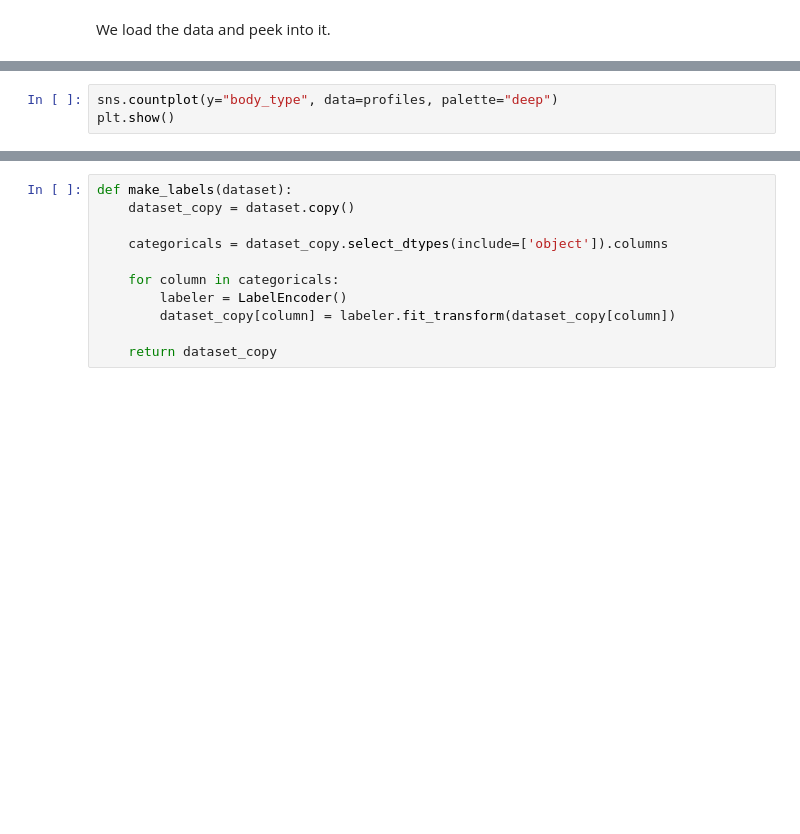
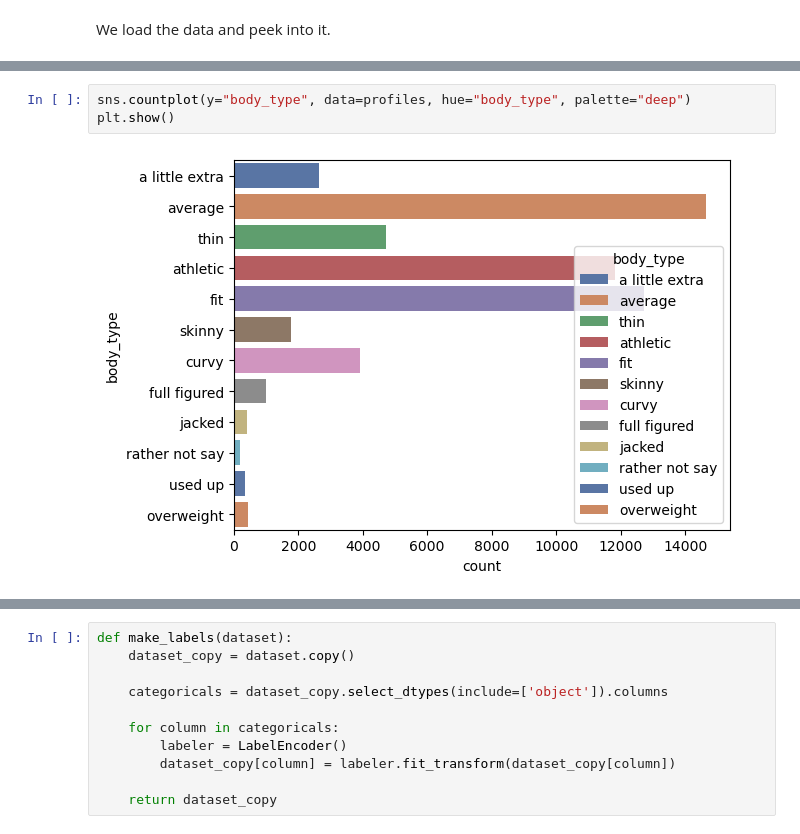
Before and after one commit to treefungus/Codecademy_projects, a Jupyter notebook: OKCupid-Date-A-Scientist-Starter/date-a-scientist.ipynb, the cells around one changed output, grey strips where cells are left out. Drawn from its saved outputs; the diff is of its cells as text; blank space fills up the shorter version.

```diff
--- a/OKCupid-Date-A-Scientist-Starter/date-a-scientist.ipynb
+++ b/OKCupid-Date-A-Scientist-Starter/date-a-scientist.ipynb
@@ -31,5 +56,7 @@ print(profiles.orientation.unique())
 # %%
-sns.countplot(y="body_type", data=profiles, palette="deep")
+sns.countplot(y="body_type", data=profiles, hue="body_type", palette="deep")
 plt.show()
+# %% [output]
+[figure, added]
 # %%
 def plot_it(column):
```
Also changed, not shown: parts of 26 cells of this notebook, 1 other file.
